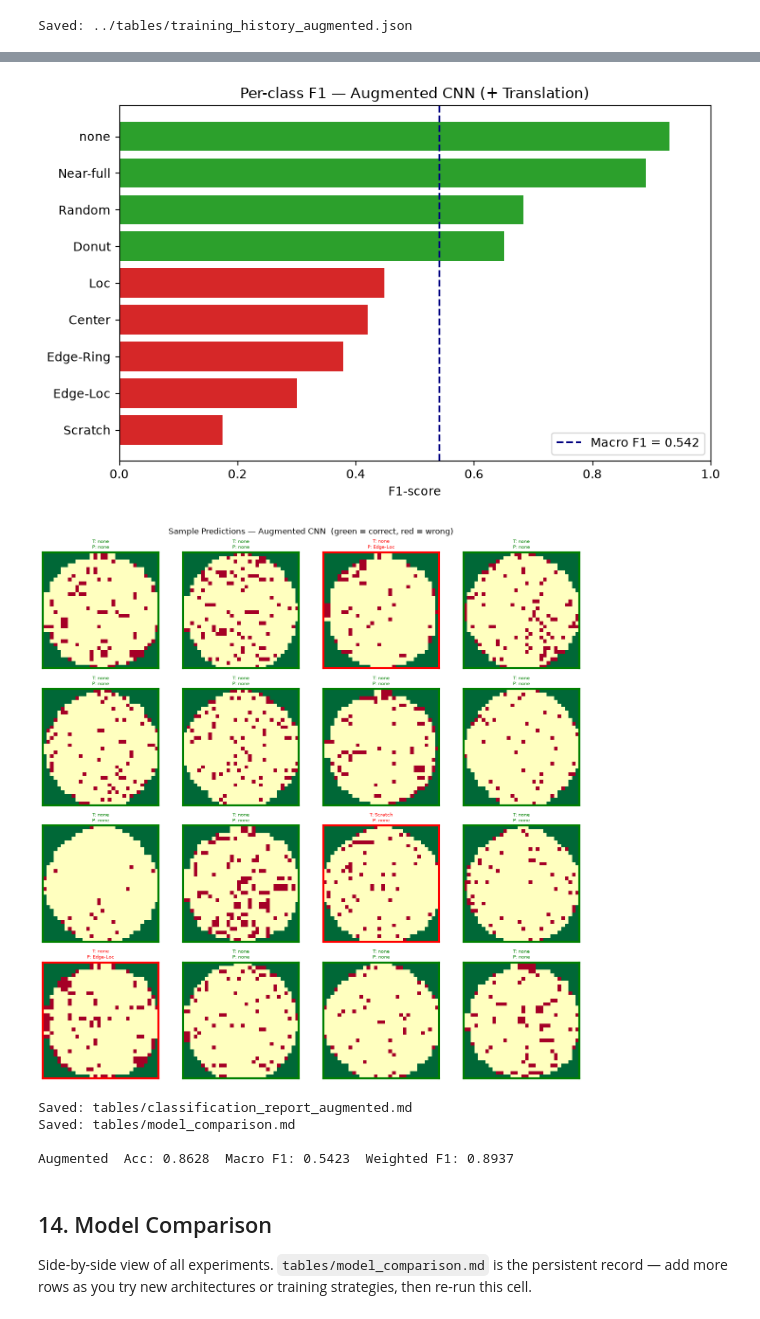
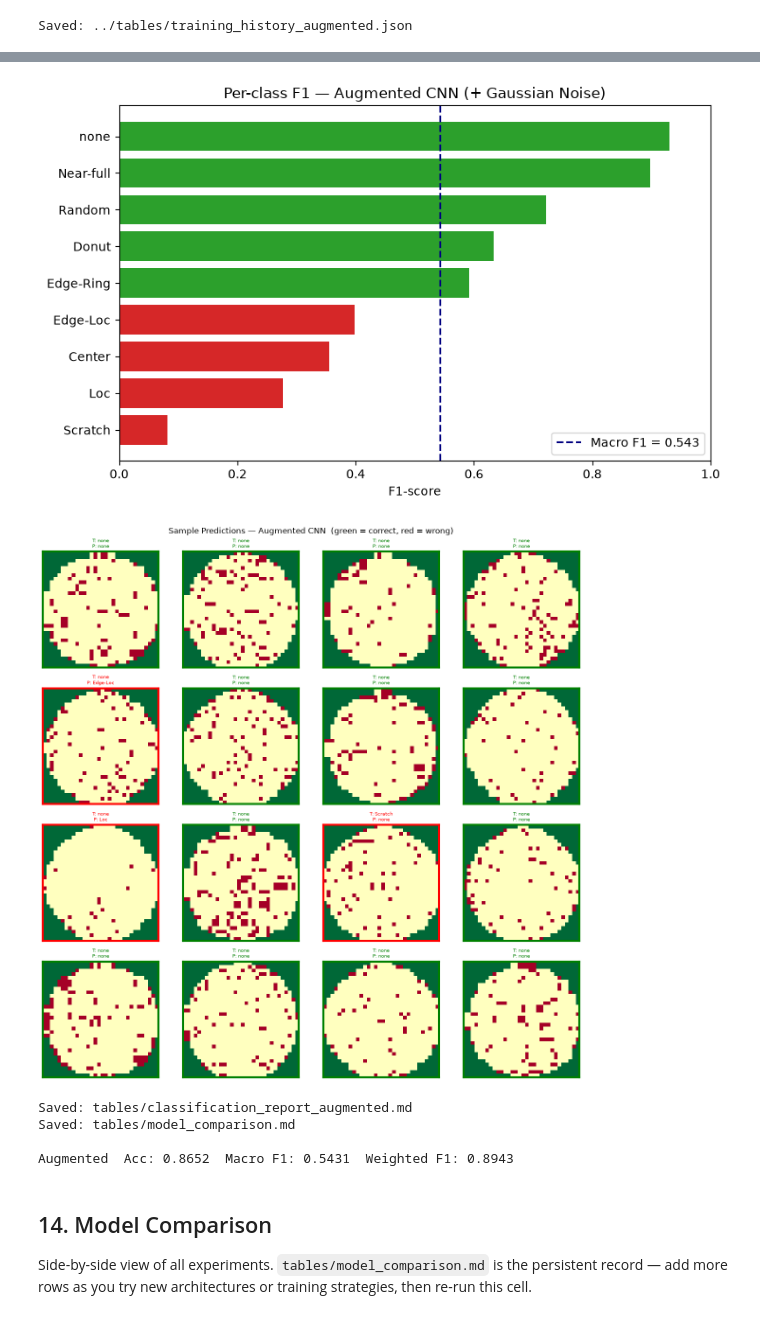
Before and after one commit to intuitiveengineer/wm-811k-deep-learning, a Jupyter notebook: notebooks/01-wm-811k-cnn.ipynb, the cells around one changed output, grey strips where cells are left out. Cells and saved outputs as stored; diff of their text form; code cells hidden in the pictures.

Commit message:
removed the translation augementation, and for the experiment removed affine and replaced with gaussian

```diff
--- a/notebooks/01-wm-811k-cnn.ipynb
+++ b/notebooks/01-wm-811k-cnn.ipynb
@@ -41,6 +41,8 @@ class CFG:
     figures_dir: str = '../figures'
     tables_dir: str = '../tables'
     input_size: tuple = (32, 32)  # all maps resized to this; unlocks full dataset
+    gpu_batch_size: int = 512
+    gpu_num_workers: int = 4
     # Dev mode: True for CPU/laptop, False for full GPU run (RunPod)
     # IMPORTANT: set dev_mode = False before running on RunPod
     dev_mode: bool = False
@@ -60,6 +62,8 @@ def seed_everything(seed):
 seed_everything(cfg.seed)
 
 DEVICE = torch.device('cuda' if torch.cuda.is_available() else 'cpu')
+BATCH_SIZE  = cfg.batch_size if cfg.dev_mode else cfg.gpu_batch_size
+NUM_WORKERS = 0 if (cfg.dev_mode or DEVICE.type == 'cpu') else cfg.gpu_num_workers
 print(f'Using device: {DEVICE}')
 Path(cfg.figures_dir).mkdir(parents=True, exist_ok=True)
 Path(cfg.tables_dir).mkdir(parents=True, exist_ok=True)
@@ -275,15 +279,17 @@ Class weights:
   Scratch      12.079
   none         0.164
 # %%
-_pin     = DEVICE.type == 'cuda'
-_workers = cfg.num_workers if DEVICE.type == 'cuda' else 0
+_pin = DEVICE.type == 'cuda'
 
-train_loader = DataLoader(train_ds, batch_size=cfg.batch_size, shuffle=True,
-                          num_workers=_workers, pin_memory=_pin)
-val_loader   = DataLoader(val_ds,   batch_size=cfg.batch_size, shuffle=False,
-                          num_workers=_workers, pin_memory=_pin)
-test_loader  = DataLoader(test_ds,  batch_size=cfg.batch_size, shuffle=False,
-                          num_workers=_workers, pin_memory=_pin)
+train_loader = DataLoader(train_ds, batch_size=BATCH_SIZE, shuffle=True,
+                          num_workers=NUM_WORKERS, pin_memory=_pin,
+                          persistent_workers=(NUM_WORKERS > 0))
+val_loader   = DataLoader(val_ds,   batch_size=BATCH_SIZE, shuffle=False,
+                          num_workers=NUM_WORKERS, pin_memory=_pin,
+                          persistent_workers=(NUM_WORKERS > 0))
+test_loader  = DataLoader(test_ds,  batch_size=BATCH_SIZE, shuffle=False,
+                          num_workers=NUM_WORKERS, pin_memory=_pin,
+                          persistent_workers=(NUM_WORKERS > 0))
 # %% [markdown]
 ## 6. CNN Architecture
 
@@ -386,7 +392,7 @@ def run_epoch(loader, model, criterion, optimizer=None, collect_preds=False):
 
     with torch.set_grad_enabled(training):
         for imgs, labels in loader:
-            imgs, labels = imgs.to(DEVICE), labels.to(DEVICE)
+            imgs, labels = imgs.to(DEVICE, non_blocking=True), labels.to(DEVICE, non_blocking=True)
             logits = model(imgs)
             loss = criterion(logits, labels)
             if training:
@@ -669,18 +675,22 @@ The baseline is locked in above. We now add `Translation Augmentation (T.RandomA
 
 Val and test datasets are **unchanged** — only the training augmentation differs.
 # %%
+def add_gaussian_noise(img, std=0.05):
+    return img + torch.randn_like(img) * std
+
 train_transform_v2 = T.Compose([
     T.Resize(cfg.input_size, interpolation=T.InterpolationMode.NEAREST),
     T.RandomHorizontalFlip(),
     T.RandomVerticalFlip(),
     T.Lambda(random_rot90),
-    T.RandomAffine(degrees=0, translate=(0.1, 0.1), interpolation=T.InterpolationMode.NEAREST),
     normalize,
+    T.Lambda(lambda img: add_gaussian_noise(img, std=0.05)),
 ])
 
 train_ds_v2     = WaferMapDataset(train_df, transform=train_transform_v2)
-train_loader_v2 = DataLoader(train_ds_v2, batch_size=cfg.batch_size, shuffle=True,
-                             num_workers=_workers, pin_memory=_pin)
+train_loader_v2 = DataLoader(train_ds_v2, batch_size=BATCH_SIZE, shuffle=True,
+                             num_workers=NUM_WORKERS, pin_memory=_pin,
+                             persistent_workers=(NUM_WORKERS > 0))
 print('Augmented train dataset ready:', len(train_ds_v2), 'samples')
 # %% [output]
 Augmented train dataset ready: 43484 samples
@@ -774,7 +784,7 @@ fig, ax = plt.subplots(figsize=(8, 5))
 bar_colors_v2 = ['#d62728' if f1_v2[c] < 0.5 else '#2ca02c' for c in sorted_v2]
 ax.barh(sorted_v2, [f1_v2[c] for c in sorted_v2], color=bar_colors_v2)
 ax.set_xlabel('F1-score')
-ax.set_title('Per-class F1 — Augmented CNN (+ Translation)')
+ax.set_title('Per-class F1 — Augmented CNN (+ Gaussian Noise)')
 ax.set_xlim(0, 1)
 ax.axvline(aug_summary['macro_f1'], color='navy', linestyle='--',
            label=f"Macro F1 = {aug_summary['macro_f1']:.3f}")
@@ -793,40 +803,40 @@ for ax, idx in zip(axes.flatten(), sample_idx_v2):
     ax.imshow(wmap, cmap=CMAP_WM, vmin=0, vmax=2, interpolation='nearest')
     correct = (pred_label == true_label)
     color = 'green' if correct else 'red'
     ax.set_title(f'T: {CLASS_NAMES[true_label]}\nP: {CLASS_NAMES[pred_label]}', fontsize=7, color=color)
     for spine in ax.spines.values():
         spine.set_edgecolor(color); spine.set_linewidth(3)
     ax.tick_params(left=False, bottom=False, labelleft=False, labelbottom=False)
 fig.suptitle('Sample Predictions — Augmented CNN  (green = correct, red = wrong)', fontsize=12)
 plt.tight_layout()
 plt.savefig(f'{cfg.figures_dir}/sample_predictions_augmented.png', dpi=150)
 plt.show()
 
 # Save tables
 Path(f'{cfg.tables_dir}/classification_report_augmented.md').write_text(
     '# Augmented CNN — Classification Report\n\n' + report_to_markdown(aug_report) + '\n'
 )
 print('Saved: tables/classification_report_augmented.md')
 
 comparison_rows.append(dict(
-    run='Augmented CNN (+ Translation)',
+    run='Per-class F1 — Augmented CNN (+ Gaussian Noise)',
     accuracy=aug_summary['accuracy'],
     macro_f1=aug_summary['macro_f1'],
     weighted_f1=aug_summary['weighted_f1'],
     epochs=aug_summary['epochs'],
 ))
 Path(f'{cfg.tables_dir}/model_comparison.md').write_text(
     '# Model Comparison\n\n' + comparison_to_markdown(comparison_rows) + '\n'
 )
 print('Saved: tables/model_comparison.md')
 print(f"\nAugmented  Acc: {aug_summary['accuracy']:.4f}  Macro F1: {aug_summary['macro_f1']:.4f}  Weighted F1: {aug_summary['weighted_f1']:.4f}")
 # %% [output]
-[figure, old version]
+[figure, new version]
-[figure, old version]
+[figure, new version]
 Saved: tables/classification_report_augmented.md
 Saved: tables/model_comparison.md
 
-Augmented  Acc: 0.8628  Macro F1: 0.5423  Weighted F1: 0.8937
+Augmented  Acc: 0.8652  Macro F1: 0.5431  Weighted F1: 0.8943
 # %% [markdown]
 ## 14. Model Comparison
 
```
Also changed, not shown: parts of 12 cells of this notebook, 13 other files.
